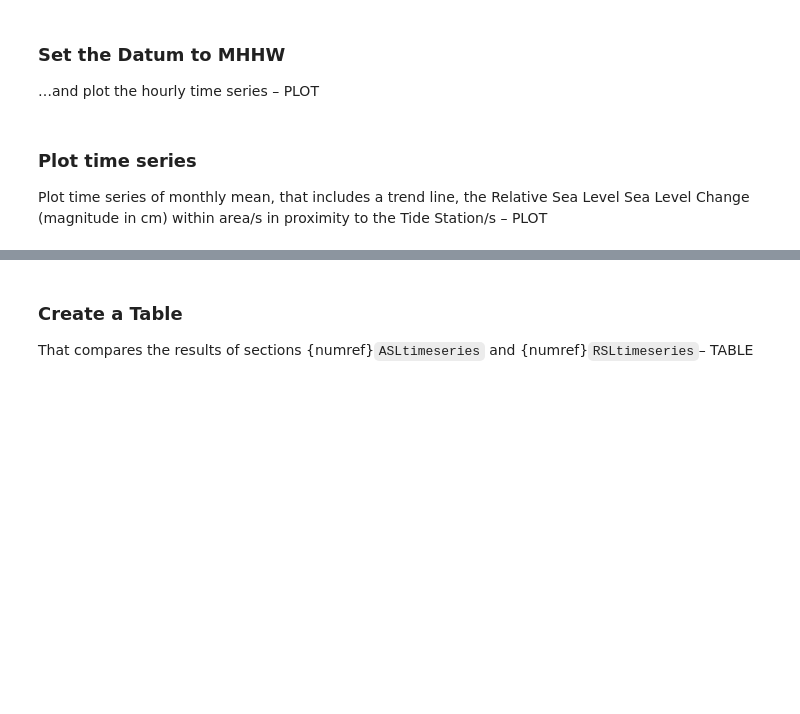
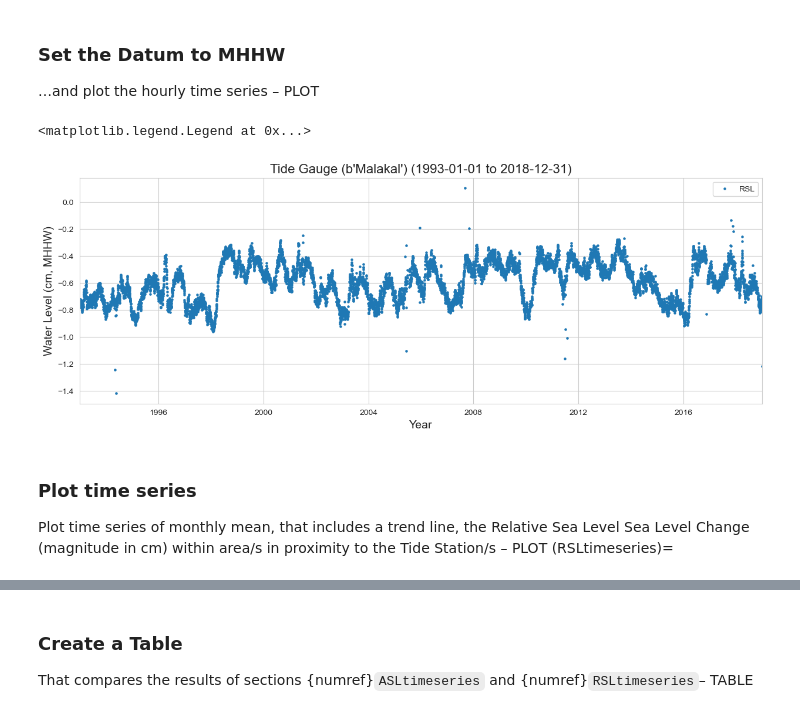
Before and after one commit to jwfiedler/SL_Indicators, a Jupyter notebook: SL_indicators_NBs/SL_magnitude.ipynb, the cells around one changed output, grey strips where cells are left out. Saved outputs shown, nothing was run; the diff lists cells and outputs as text; code cells hidden in the pictures; blank space fills up the shorter version.

```diff
--- a/SL_indicators_NBs/SL_magnitude.ipynb
+++ b/SL_indicators_NBs/SL_magnitude.ipynb
@@ -419,5 +469,40 @@ for the POR (1993-2022 …consult w/Ayesha and John)
 ### Set the Datum to MHHW
 …and plot the hourly time series – PLOT
+# %%
+# Set the style of the plot
+sns.set_style("whitegrid")
+
+# Set the style of the plot
+sns.set_style("whitegrid")
+
+# Create a color palette
+palette = sns.color_palette("Paired")
+
+# Create the figure and the axes
+fig, ax = plt.subplots(figsize=(15, 5))
+
+# Plot the data
+
+# plot altimetry data
+ax.scatter(rsl_daily_mhhw['time'],rsl_daily_mhhw, label='RSL', color=palette[1], alpha=1, s= 5)
+
+# Set the title and labels
+ax.set_title(f'Tide Gauge ({station_name}) ({start_date_str} to {end_date_str})', fontsize=16)
+ax.set_xlabel('Year', fontsize=14)
+ax.set_ylabel('Water Level (cm, MHHW)', fontsize=14)
+
+# Set the y limits
+# ax.set_ylim([-35, 35])
+
+# Set the x limits
+ax.set_xlim([start_date, end_date])
+
+# Add a legend
+ax.legend()
+# %% [output]
+<matplotlib.legend.Legend at 0x...>
+[figure, added]
 # %% [markdown]
 ### Plot time series
 Plot time series of monthly mean, that includes a trend line, the Relative Sea Level Sea Level Change (magnitude in cm) within area/s in proximity to the Tide Station/s – PLOT
+(RSLtimeseries)=
```
Also changed, not shown: parts of 52 cells of this notebook.
